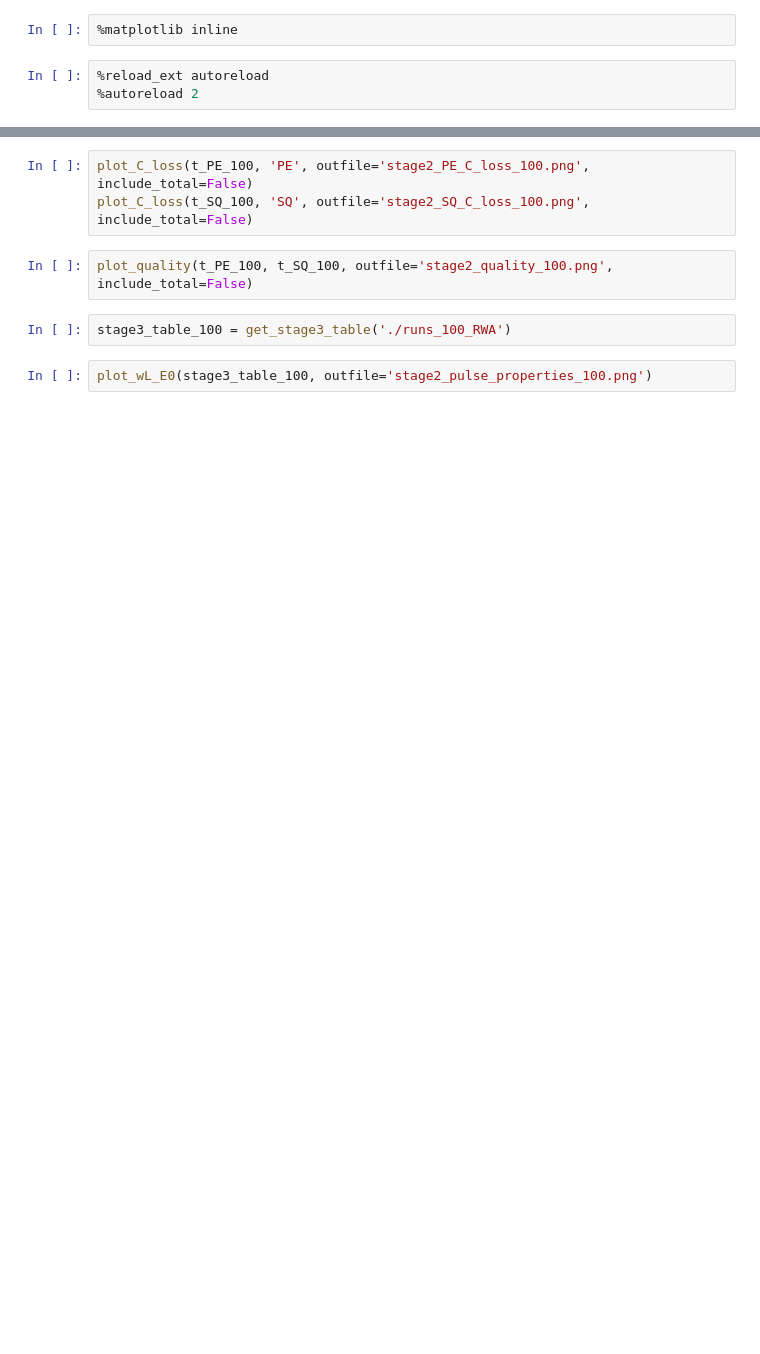
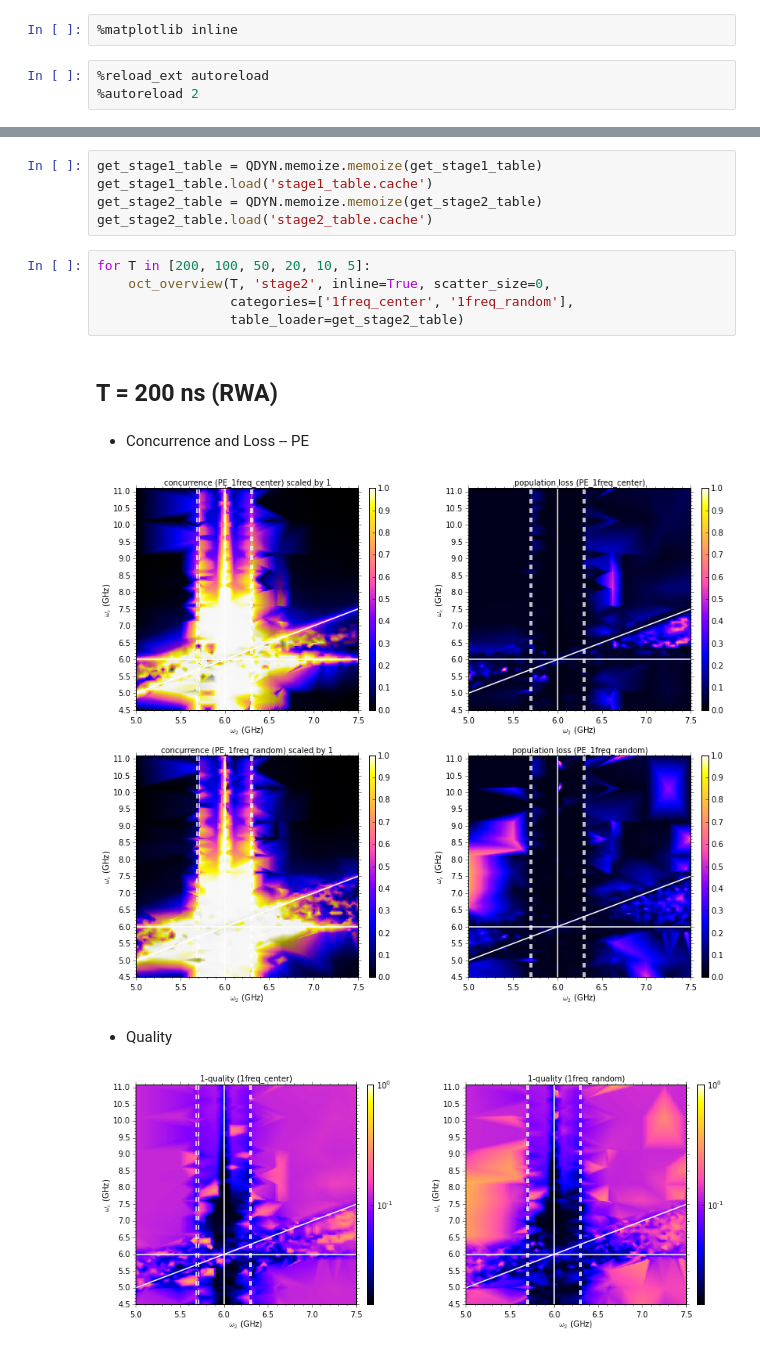
Before and after one commit to goerz-research/tmlandscape_data, a Jupyter notebook: Stage2Analysis.ipynb, the cells around one changed output, grey strips where cells are left out. Drawn from its saved outputs; the diff is of its cells as text; blank space fills up the shorter version.

```diff
--- a/Stage2Analysis.ipynb
+++ b/Stage2Analysis.ipynb
@@ -38,9 +16,16 @@ stage2_table_100 = get_stage2_table('./runs_100_RWA')
-# %%
-plot_C_loss(t_PE_100, 'PE', outfile='stage2_PE_C_loss_100.png', include_total=False)
-plot_C_loss(t_SQ_100, 'SQ', outfile='stage2_SQ_C_loss_100.png', include_total=False)
-# %%
-plot_quality(t_PE_100, t_SQ_100, outfile='stage2_quality_100.png', include_total=False)
-# %%
-stage3_table_100 = get_stage3_table('./runs_100_RWA')
-# %%
-plot_wL_E0(stage3_table_100, outfile='stage2_pulse_properties_100.png')
+# %%
+get_stage1_table = QDYN.memoize.memoize(get_stage1_table)
+get_stage1_table.load('stage1_table.cache')
+get_stage2_table = QDYN.memoize.memoize(get_stage2_table)
+get_stage2_table.load('stage2_table.cache')
+# %%
+for T in [200, 100, 50, 20, 10, 5]:
+    oct_overview(T, 'stage2', inline=True, scatter_size=0,
+                 categories=['1freq_center', '1freq_random'],
+                 table_loader=get_stage2_table)
+# %% [output]
+## T = 200 ns (RWA) ##
+* Concurrence and Loss -- PE
+[figure, added]
+* Quality
+[figure, added]
```
Also changed, not shown: parts of 16 cells of this notebook, 8 other files.
